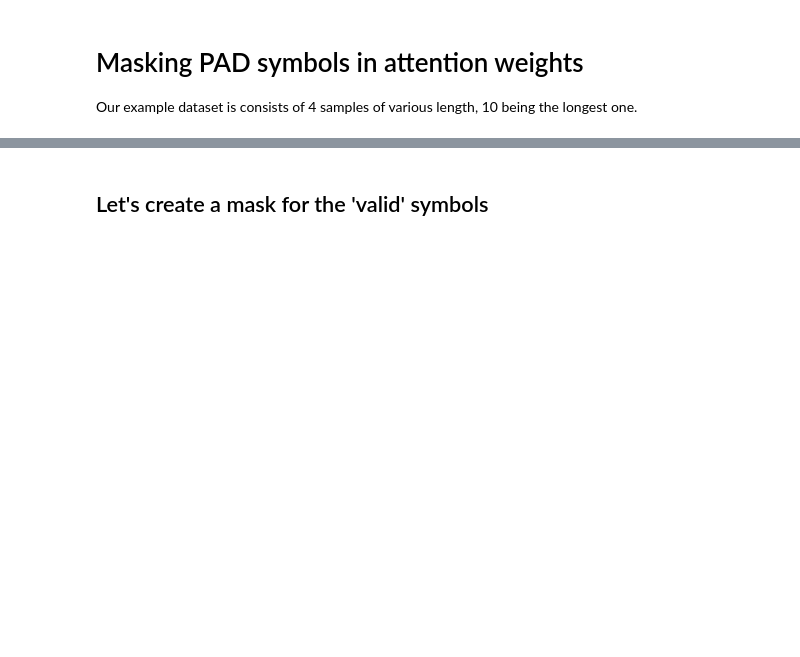
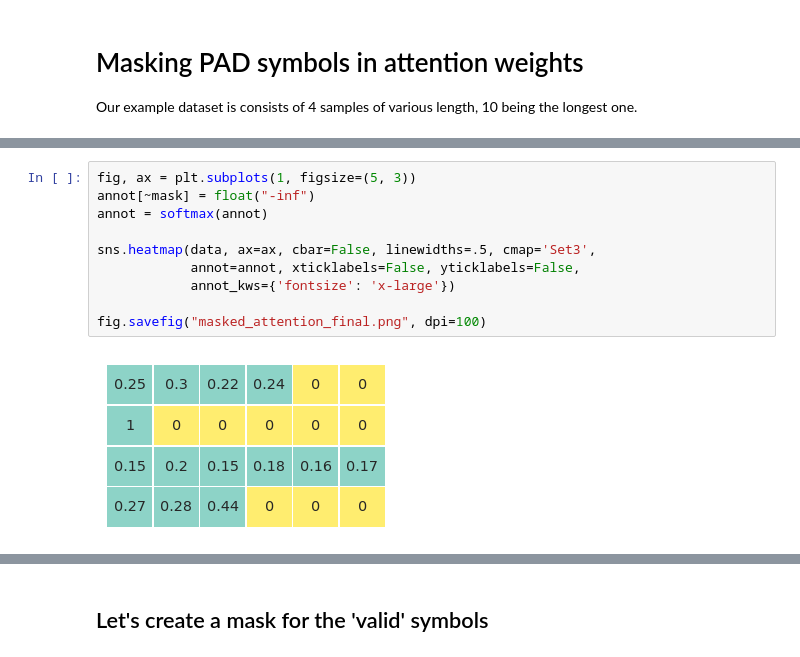
Before and after one commit to juditacs/snippets, a Jupyter notebook: deep_learning/masked_softmax.ipynb, the cells around one changed output, grey strips where cells are left out. Saved outputs shown, nothing was run; the diff lists cells and outputs as text; blank space fills up the shorter version.

```diff
--- a/deep_learning/masked_softmax.ipynb
+++ b/deep_learning/masked_softmax.ipynb
@@ -21,0 +57,12 @@ tensor([ 4,  8,  1, 10])
+# %%
+fig, ax = plt.subplots(1, figsize=(5, 3))
+annot[~mask] = float("-inf")
+annot = softmax(annot)
+
+sns.heatmap(data, ax=ax, cbar=False, linewidths=.5, cmap='Set3',
+            annot=annot, xticklabels=False, yticklabels=False,
+            annot_kws={'fontsize': 'x-large'})
+
+fig.savefig("masked_attention_final.png", dpi=100)
+# %% [output]
+[figure, added]
```
Also changed, not shown: parts of 29 cells of this notebook.
